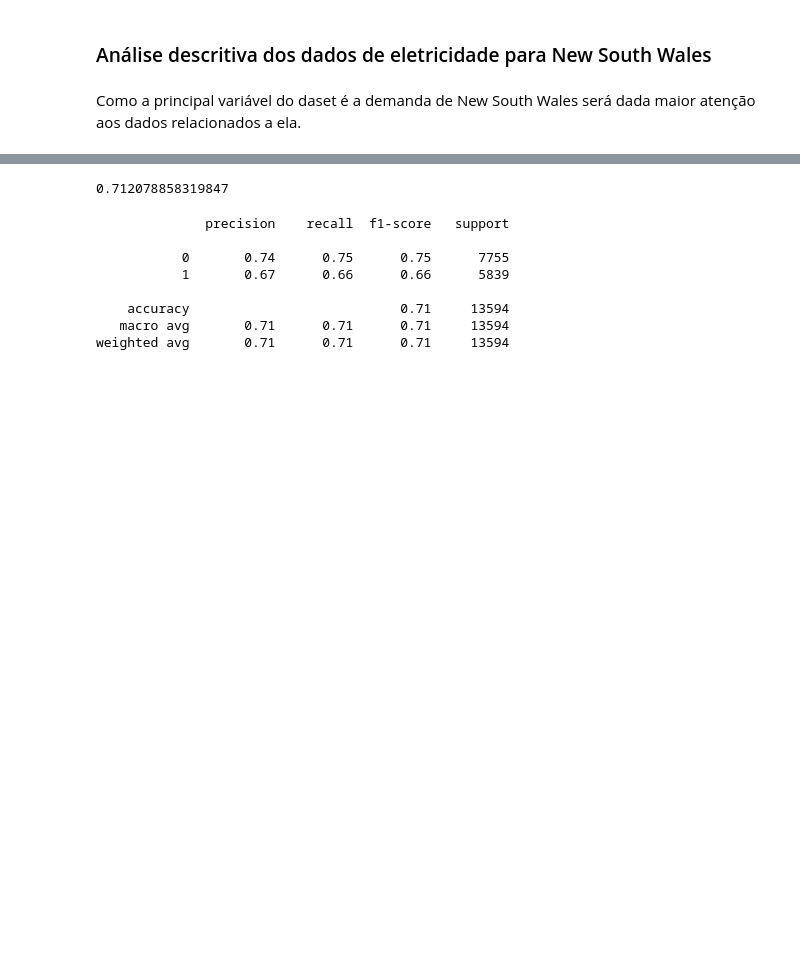
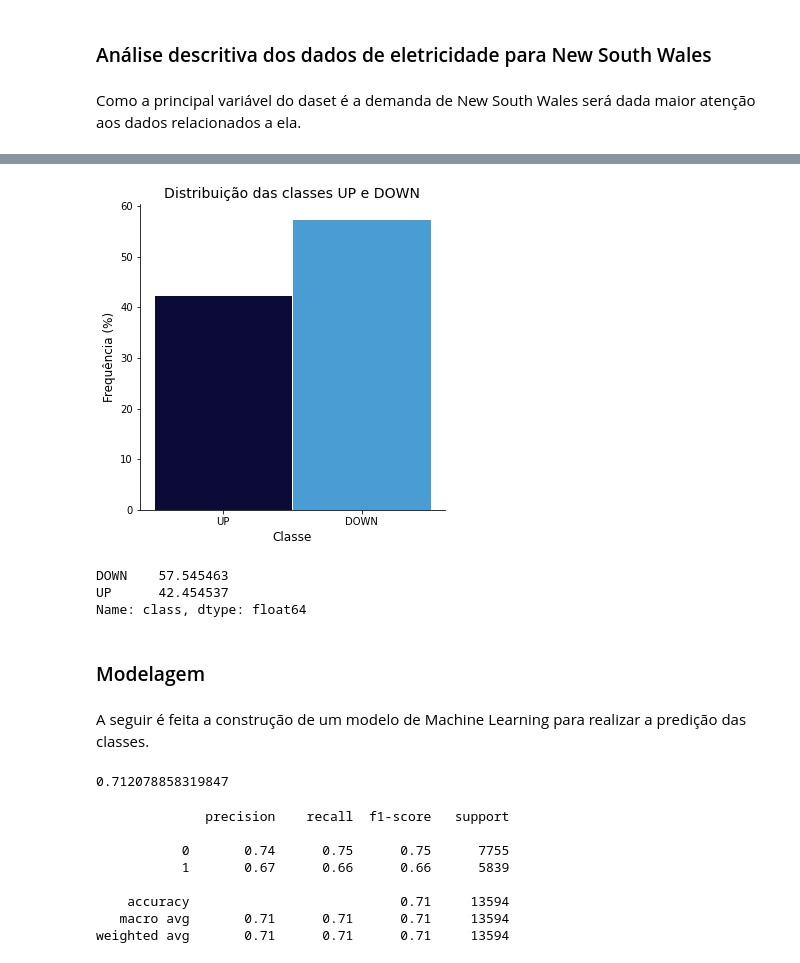
Before and after one commit to duartejr/case_ciencia_dados, a Jupyter notebook: case_ciencia_dados.ipynb, the cells around one changed output, grey strips where cells are left out. Cells and saved outputs as stored; diff of their text form; code cells hidden in the pictures; blank space fills up the shorter version.

```diff
--- a/case_ciencia_dados.ipynb
+++ b/case_ciencia_dados.ipynb
@@ -204,3 +172,21 @@ Index(['date', 'day', 'period', 'nswprice', 'nswdemand', 'vicprice',
+# %%
+fig = sns.displot(data=df, x='class', stat='percent', hue='class', palette=['#0c0a37', '#4a9dd3'], alpha=1, legend=False, edgecolor='#ffffff')
+fig.ax.set_ylabel('Frequência (%)', fontsize=12)
+fig.ax.set_xlabel('Classe', fontsize=12)
+fig.ax.set_title('Distribuição das classes UP e DOWN', fontsize=14)
+plt.show()
+# %% [output]
+[figure, added]
+# %%
+df['class'].value_counts(normalize=True) * 100
+# %% [output]
+DOWN    57.545463
+UP      42.454537
+Name: class, dtype: float64
+# %% [markdown]
+### Modelagem
+# %% [markdown]
+A seguir é feita a construção de um modelo de Machine Learning para realizar a predição das classes.
 # %%
 from sklearn.ensemble import RandomForestClassifier
 from sklearn.model_selection import train_test_split
```
Also changed, not shown: parts of 15 cells of this notebook.
